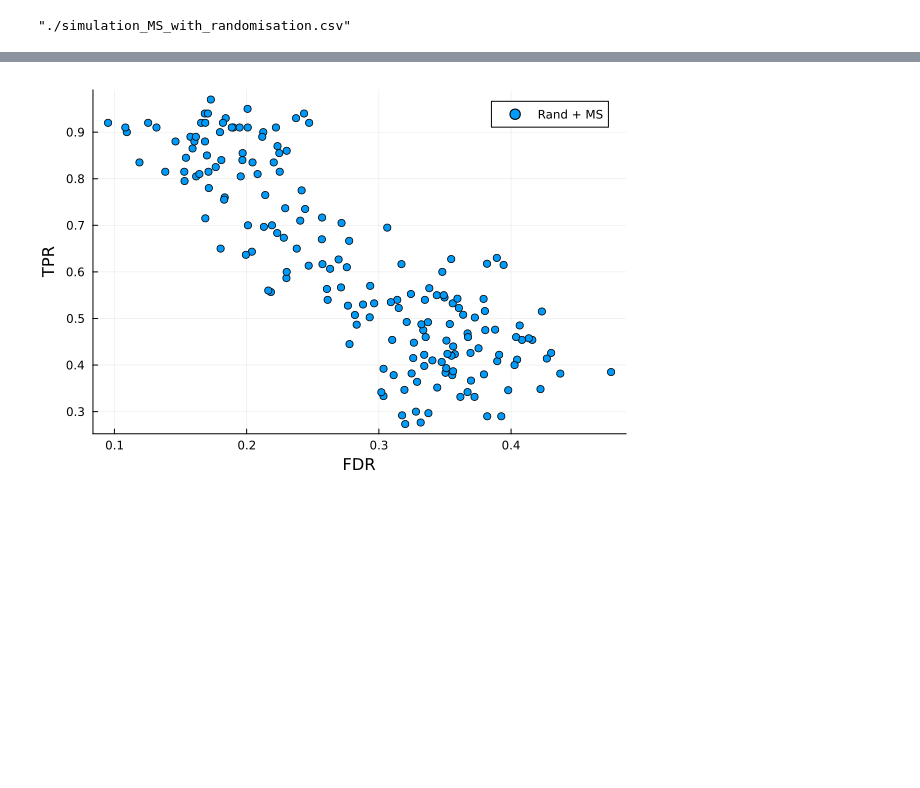
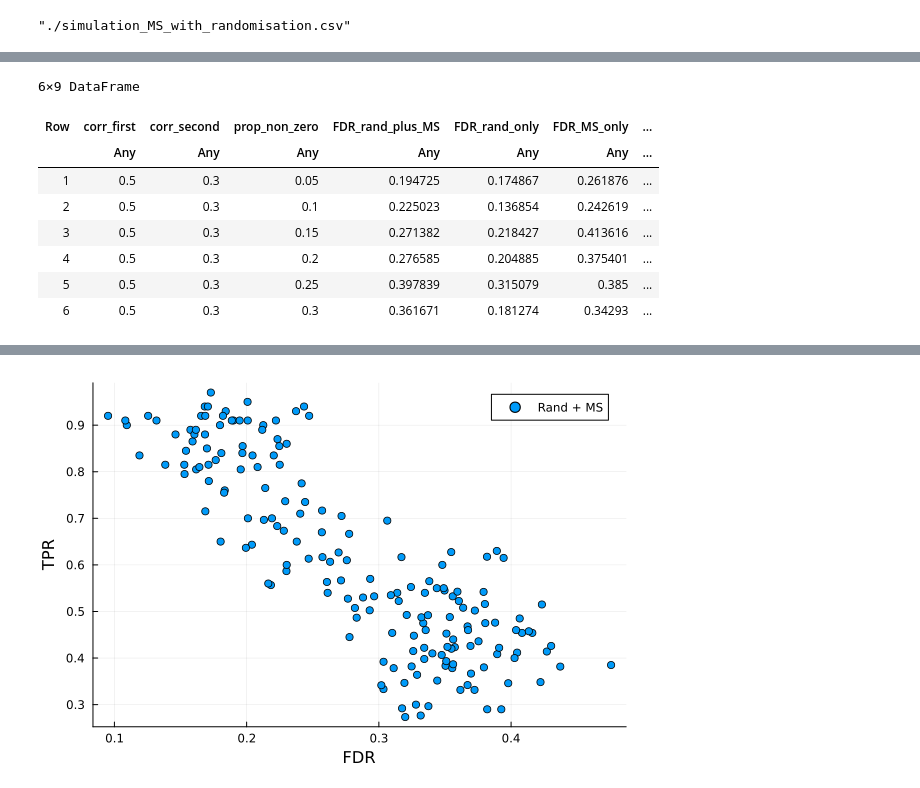
Before and after one commit to marcoelba/SelectiveInference, a Jupyter notebook: src/Comparison_randomisation_ms.ipynb, the cells around one changed output, grey strips where cells are left out. Saved outputs shown, nothing was run; the diff lists cells and outputs as text; code cells hidden in the pictures; blank space fills up the shorter version.

```diff
--- a/src/Comparison_randomisation_ms.ipynb
+++ b/src/Comparison_randomisation_ms.ipynb
@@ -325,0 +340,15 @@ df_metrics
+# %%
+# Check only corr first = 0.5 and corr second = 0.3
+df_metrics[
+    (df_metrics[:, "corr_first"] .== 0.5) .& (df_metrics[:, "corr_second"] .== 0.3),
+    :]
+# %% [output]
+6×9 DataFrame
+| Row | corr_first | corr_second | prop_non_zero | FDR_rand_plus_MS | FDR_rand_only | FDR_MS_only | ... |
+|  | Any | Any | Any | Any | Any | Any | ... |
+| 1 | 0.5 | 0.3 | 0.05 | 0.194725 | 0.174867 | 0.261876 | ... |
+| 2 | 0.5 | 0.3 | 0.1 | 0.225023 | 0.136854 | 0.242619 | ... |
+| 3 | 0.5 | 0.3 | 0.15 | 0.271382 | 0.218427 | 0.413616 | ... |
+| 4 | 0.5 | 0.3 | 0.2 | 0.276585 | 0.204885 | 0.375401 | ... |
+| 5 | 0.5 | 0.3 | 0.25 | 0.397839 | 0.315079 | 0.385 | ... |
+| 6 | 0.5 | 0.3 | 0.3 | 0.361671 | 0.181274 | 0.34293 | ... |
```
Also changed, not shown: parts of 4 cells of this notebook.
